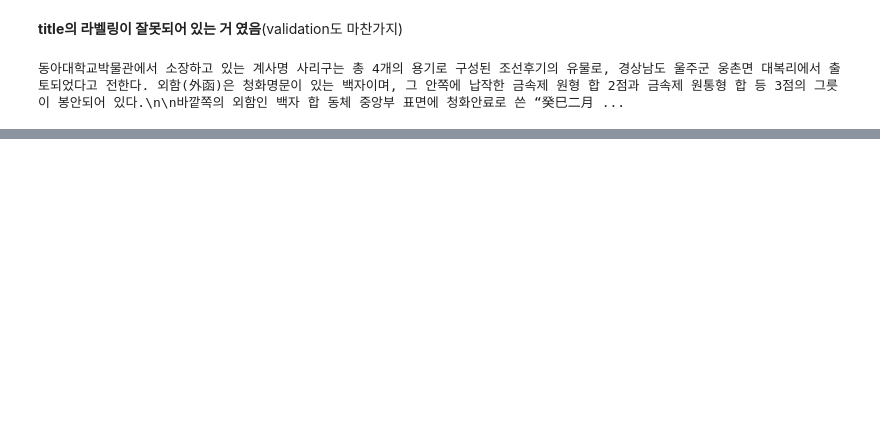
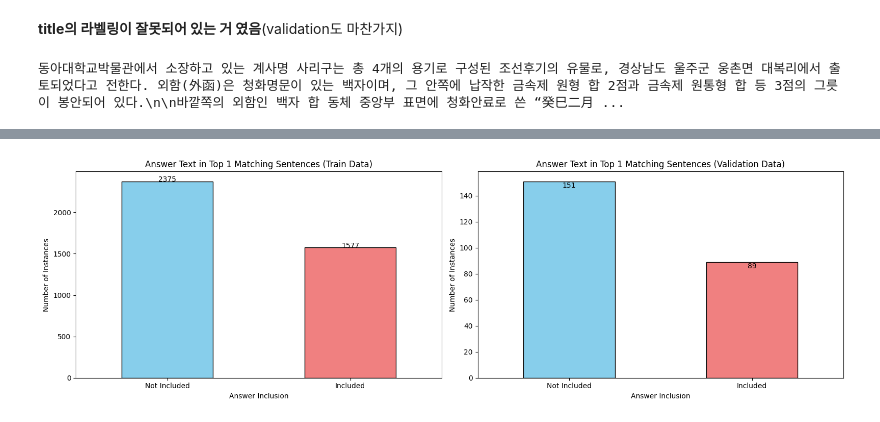
Before and after one commit to boostcampaitech7/level2-mrc-nlp-11, a Jupyter notebook: eda_sangyeop.ipynb, the cells around one changed output, grey strips where cells are left out. Cells and saved outputs as stored; diff of their text form; code cells hidden in the pictures; blank space fills up the shorter version.

```diff
--- a/eda_sangyeop.ipynb
+++ b/eda_sangyeop.ipynb
@@ -484,0 +636,46 @@ display(HTML(train_data['context'][4]))
+# %%
+# answer text 포함 여부 확인 함수
+def check_answer_in_top_sentences(row):
+    answer_text = row['answers']['text'][0] if 'text' in row['answers'] and row['answers']['text'] else ""
+    top_sentences = row['top_1_matching_sentences']
+    return any(answer_text in sentence for sentence in top_sentences)
+
+# 포함 여부 컬럼 생성
+train_data['answer_in_top_sentences'] = train_data.apply(check_answer_in_top_sentences, axis=1)
+validation_data['answer_in_top_sentences'] = validation_data.apply(check_answer_in_top_sentences, axis=1)
+# 포함 여부에 따른 개수 계산
+answer_counts = train_data['answer_in_top_sentences'].value_counts()
+answer_counts_val = validation_data['answer_in_top_sentences'].value_counts()
+# %%
+# 두 그래프를 좌우로 동시에 보이게 그리기 (숫자도 함께 표시)
+plt.figure(figsize=(16, 5))
+
+# 첫 번째 그래프 (Train Data)
+plt.subplot(1, 2, 1)
+bars1 = answer_counts.plot(kind='bar', color=['skyblue', 'lightcoral'], edgecolor='black')
+plt.title('Answer Text in Top 1 Matching Sentences (Train Data)')
+plt.xticks([0, 1], ['Not Included', 'Included'], rotation=0)
+plt.xlabel('Answer Inclusion')
+plt.ylabel('Number of Instances')
+
+# 첫 번째 그래프 막대 위에 숫자 표시
+for bar in bars1.patches:
+    plt.text(bar.get_x() + bar.get_width() / 2, bar.get_height() - 5, str(int(bar.get_height())), ha='center', color='black')
+
+# 두 번째 그래프 (Validation Data)
+plt.subplot(1, 2, 2)
+bars2 = answer_counts_val.plot(kind='bar', color=['skyblue', 'lightcoral'], edgecolor='black')
+plt.title('Answer Text in Top 1 Matching Sentences (Validation Data)')
+plt.xticks([0, 1], ['Not Included', 'Included'], rotation=0)
+plt.xlabel('Answer Inclusion')
+plt.ylabel('Number of Instances')
+
+# 두 번째 그래프 막대 위에 숫자 표시
+for bar in bars2.patches:
+    plt.text(bar.get_x() + bar.get_width() / 2, bar.get_height() - 5, str(int(bar.get_height())), ha='center', color='black')
+
+# 레이아웃 조정 및 그래프 표시
+plt.tight_layout()
+plt.show()
+# %% [output]
+[figure, added]
```
Also changed, not shown: parts of 16 cells of this notebook.
